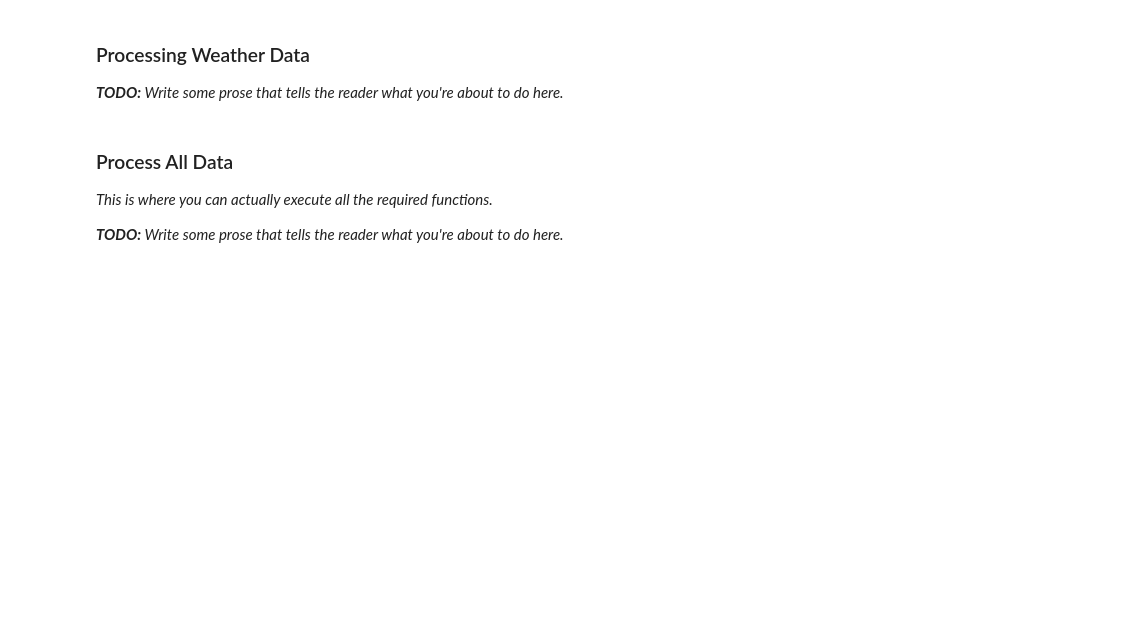
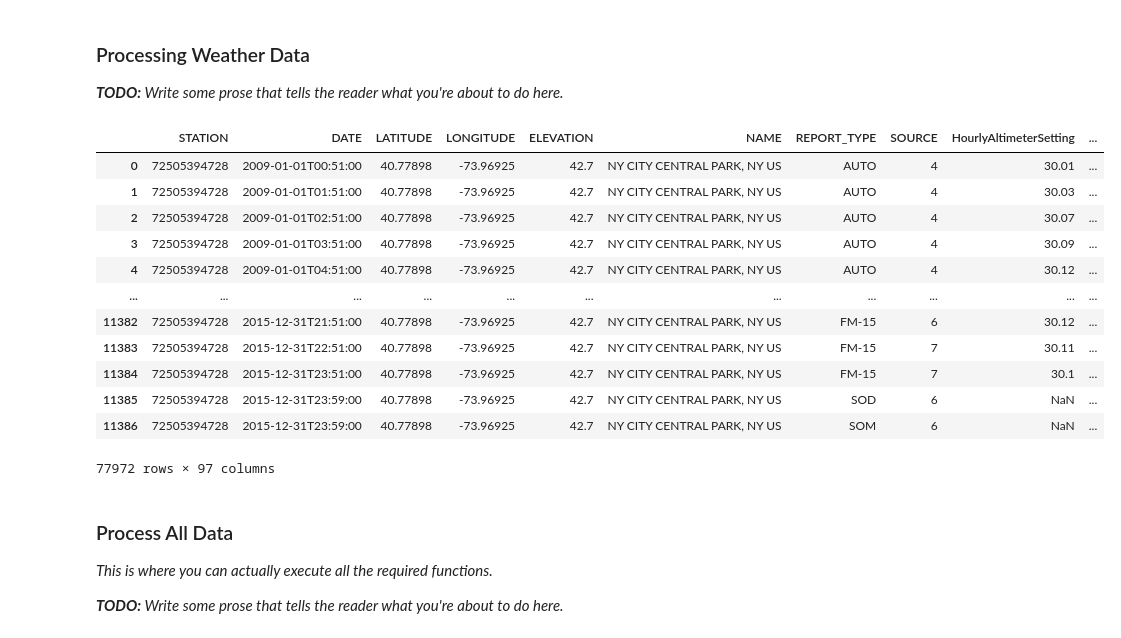
Before and after one commit to qixuan-jin/Clashes-between-Uber-and-Yellow-Taxi-IEOR4501, a Jupyter notebook: Project Scaffolding (1).ipynb, the cells around one changed output. Drawn from its saved outputs; the diff is of its cells as text; code cells hidden in the pictures; blank space fills up the shorter version.

Commit message:
implemented weather data processing

```diff
--- a/Project Scaffolding (1).ipynb
+++ b/Project Scaffolding (1).ipynb
@@ -313,14 +332,34 @@ def clean_month_weather_data_hourly(csv_file):
 # %%
 def clean_month_weather_data_daily(csv_file):
-    raise NotImplemented()
+
+    #read the csv file
+    df=pd.read_csv(csv_file)
+
+    #clean the data
+
+    #remove all columns that contain the world 'Hourly'
+    df=df.drop(df.filter(regex='Hourly').columns, axis=1)
+
+    #remove all columns that have all NaN values
+    df=df.dropna(axis=1, how="all")
+
+    #remove all columns with only zero values
+    df.loc[:, (df != 0).any(axis=0)]
+
+
+    return df
 # %%
 def load_and_clean_weather_data():
     hourly_dataframes = []
     daily_dataframes = []
 
+
+
     # add some way to find all weather CSV files
     # or just add the name/paths manually
-    weather_csv_files = ["TODO"]
+
+    #comprehension list to generate all the csv files name needed
+    weather_csv_files = [f"{year}_weather.csv" for year in range(2009,2016)]
 
     for csv_file in weather_csv_files:
         hourly_dataframe = clean_month_weather_data_hourly(csv_file)
@@ -333,6 +372,29 @@ def load_and_clean_weather_data():
     daily_data = pd.concat(daily_dataframes)
 
     return hourly_data, daily_data
+# %%
+#TEST CELL
+
+hourly_data, daily_data=load_and_clean_weather_data()
+
+#show all columns
+pd.set_option('display.max_columns', None)
+
+hourly_data
+# %% [output]
+|  | STATION | DATE | LATITUDE | LONGITUDE | ELEVATION | NAME | REPORT_TYPE | SOURCE | HourlyAltimeterSetting | ... |
+| 0 | 72505394728 | 2009-01-01T00:51:00 | 40.77898 | -73.96925 | 42.7 | NY CITY CENTRAL PARK, NY US | AUTO | 4 | 30.01 | ... |
+| 1 | 72505394728 | 2009-01-01T01:51:00 | 40.77898 | -73.96925 | 42.7 | NY CITY CENTRAL PARK, NY US | AUTO | 4 | 30.03 | ... |
+| 2 | 72505394728 | 2009-01-01T02:51:00 | 40.77898 | -73.96925 | 42.7 | NY CITY CENTRAL PARK, NY US | AUTO | 4 | 30.07 | ... |
+| 3 | 72505394728 | 2009-01-01T03:51:00 | 40.77898 | -73.96925 | 42.7 | NY CITY CENTRAL PARK, NY US | AUTO | 4 | 30.09 | ... |
+| 4 | 72505394728 | 2009-01-01T04:51:00 | 40.77898 | -73.96925 | 42.7 | NY CITY CENTRAL PARK, NY US | AUTO | 4 | 30.12 | ... |
+| ... | ... | ... | ... | ... | ... | ... | ... | ... | ... | ... |
+| 11382 | 72505394728 | 2015-12-31T21:51:00 | 40.77898 | -73.96925 | 42.7 | NY CITY CENTRAL PARK, NY US | FM-15 | 6 | 30.12 | ... |
+| 11383 | 72505394728 | 2015-12-31T22:51:00 | 40.77898 | -73.96925 | 42.7 | NY CITY CENTRAL PARK, NY US | FM-15 | 7 | 30.11 | ... |
+| 11384 | 72505394728 | 2015-12-31T23:51:00 | 40.77898 | -73.96925 | 42.7 | NY CITY CENTRAL PARK, NY US | FM-15 | 7 | 30.1 | ... |
+| 11385 | 72505394728 | 2015-12-31T23:59:00 | 40.77898 | -73.96925 | 42.7 | NY CITY CENTRAL PARK, NY US | SOD | 6 | NaN | ... |
+| 11386 | 72505394728 | 2015-12-31T23:59:00 | 40.77898 | -73.96925 | 42.7 | NY CITY CENTRAL PARK, NY US | SOM | 6 | NaN | ... |
+77972 rows × 97 columns
 # %% [markdown]
 ### Process All Data
 
```
Also changed, not shown: parts of 2 cells of this notebook.
